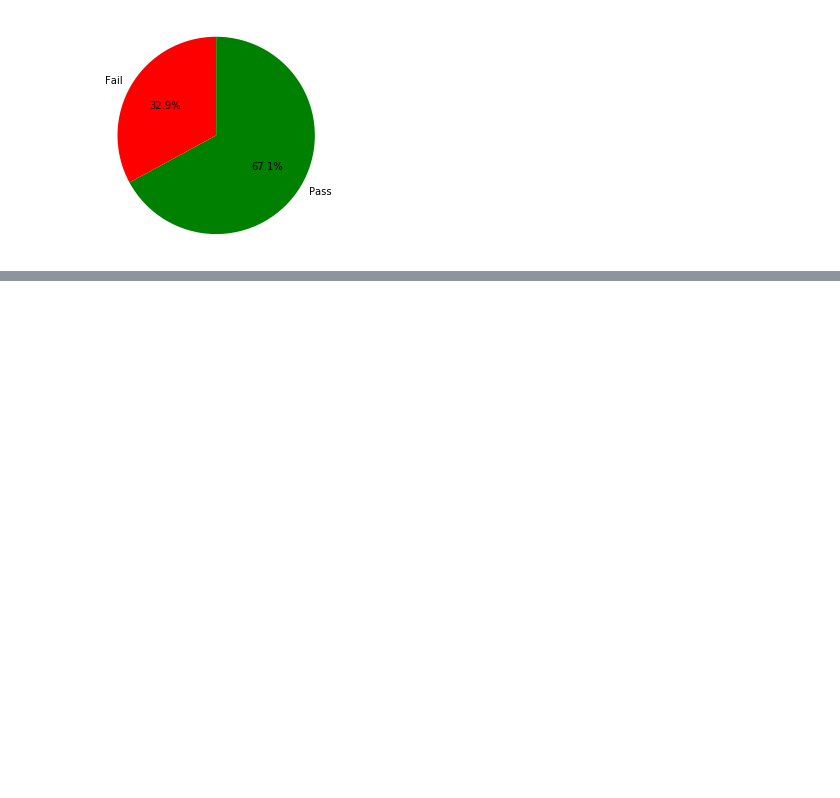
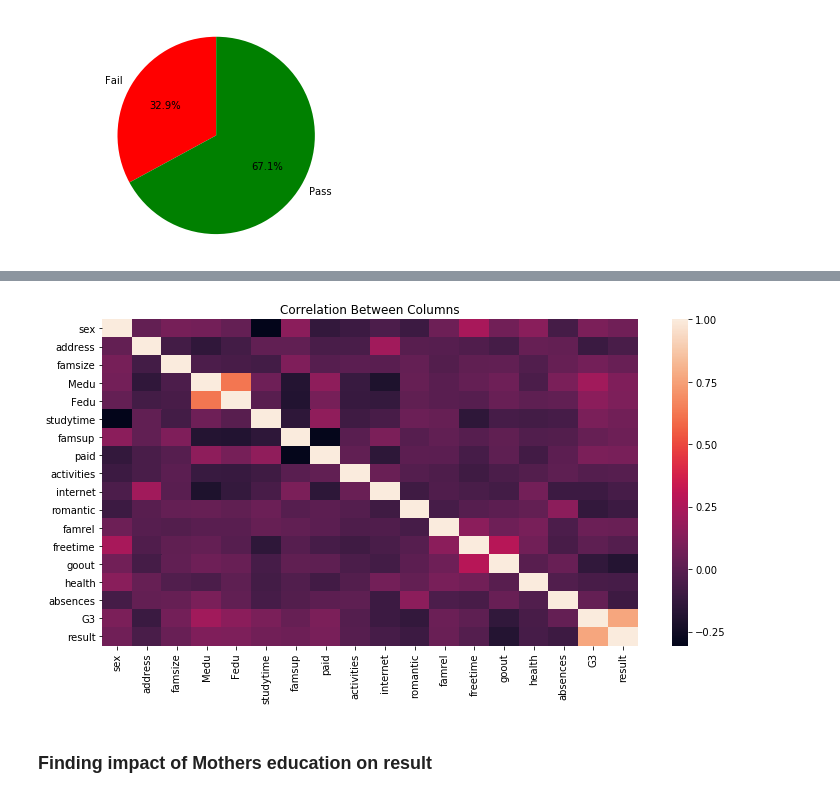
Before and after one commit to vishalvb/Apex, a Jupyter notebook: Apex.ipynb, the cells around one changed output, grey strips where cells are left out. Saved outputs shown, nothing was run; the diff lists cells and outputs as text; code cells hidden in the pictures; blank space fills up the shorter version.

```diff
--- a/Apex.ipynb
+++ b/Apex.ipynb
@@ -394,0 +475,2 @@ plt.axis('equal')
+# %%
+correlation = data.corr()
@@ -394,0 +479,14 @@ plt.axis('equal')
+# %%
+fig, ax = plt.subplots(figsize=(12,6))
+sns.heatmap(correlation,
+           xticklabels=correlation.columns.values,
+           yticklabels = correlation.columns.values,
+            ax = ax,
+           ).set_title("Correlation Between Columns")
+
+
+plt.show()
+# %% [output]
+[figure, added]
+# %% [markdown]
+### Finding impact of Mothers education on result
```
Also changed, not shown: parts of 67 cells of this notebook.
